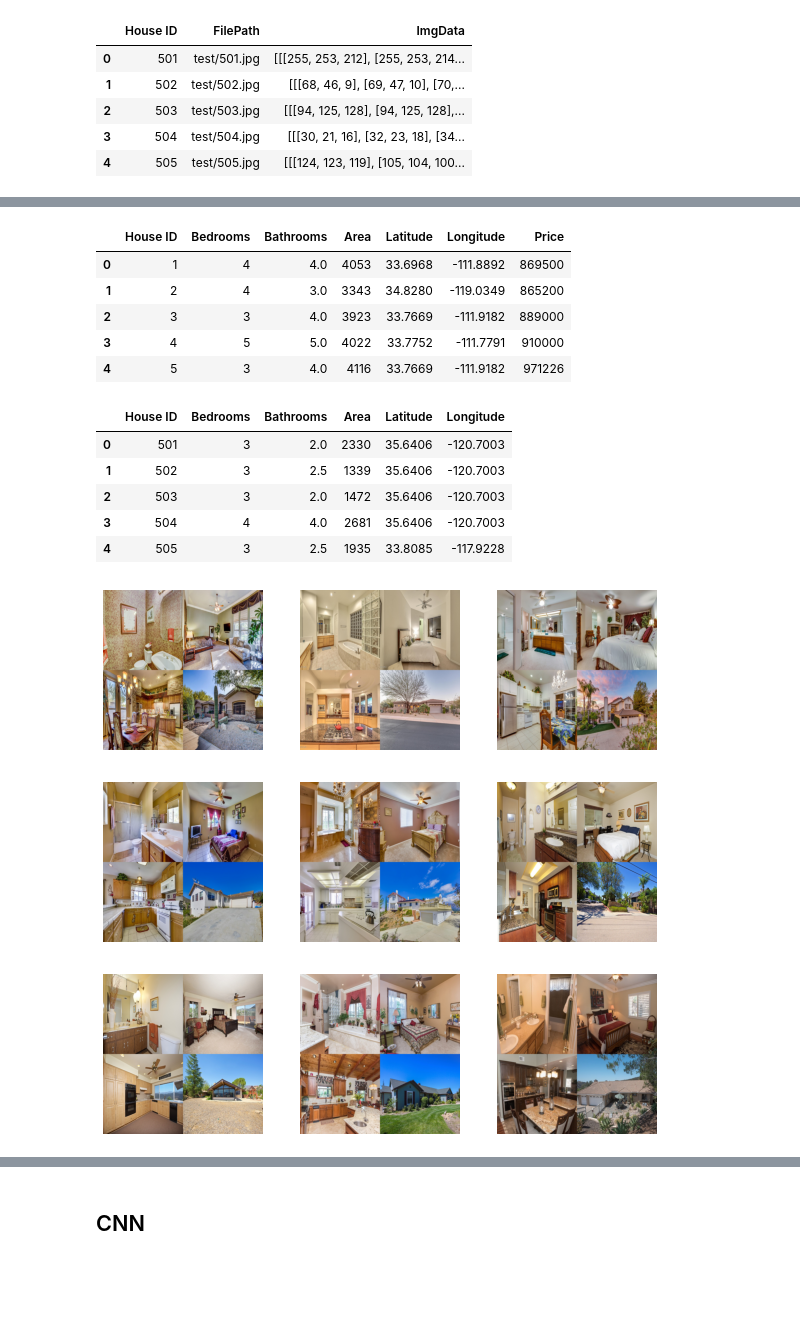
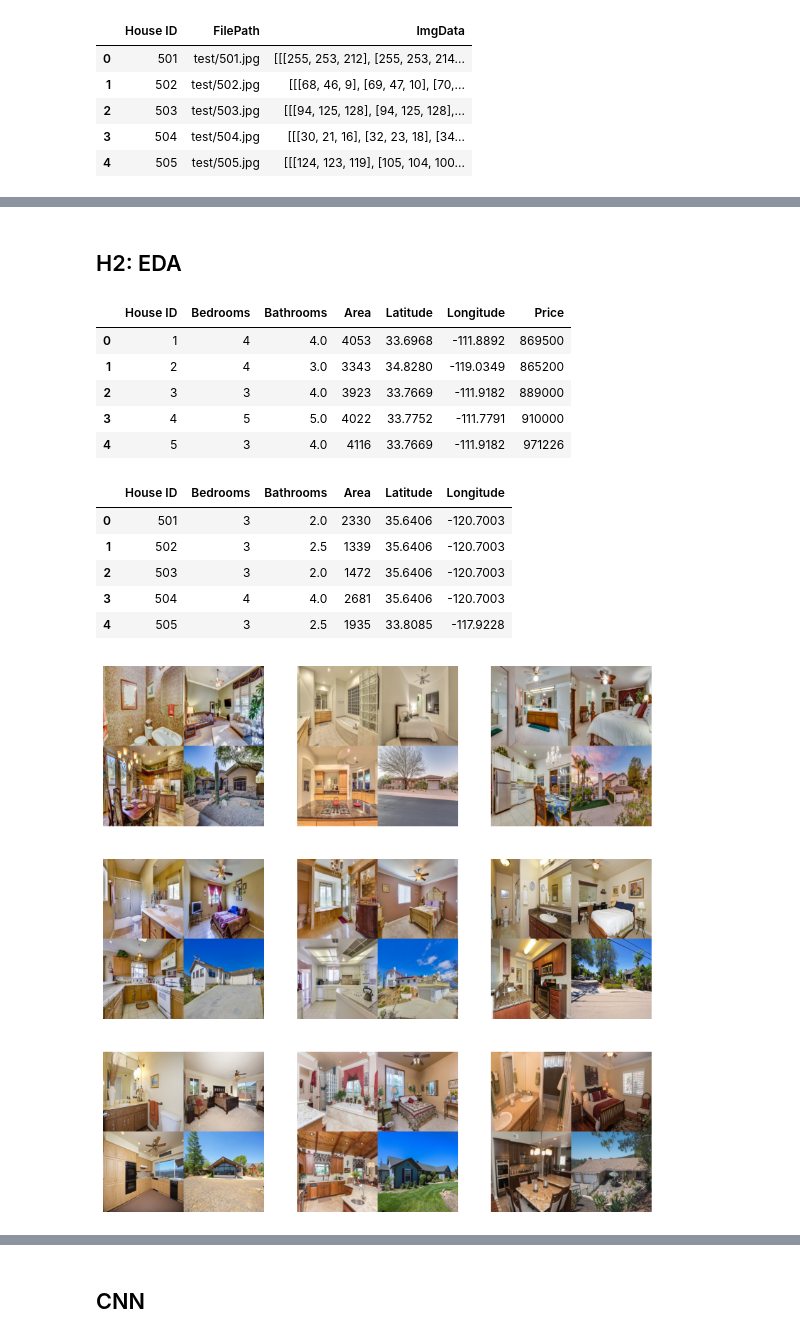
Before and after one commit to BJHeemskerk/DeepLearning_2024, a Jupyter notebook: Opdracht 1/Portfolio_1.ipynb, the cells around one changed output, grey strips where cells are left out. Saved outputs shown, nothing was run; the diff lists cells and outputs as text; code cells hidden in the pictures; blank space fills up the shorter version.

```diff
--- a/Opdracht 1/Portfolio_1.ipynb
+++ b/Opdracht 1/Portfolio_1.ipynb
@@ -120,0 +135,17 @@ plt.imshow(img)
+# %%
+# Ophalen van pad naar afbeelding
+image_path = train_images["FilePath"][0]
+
+# Openen afbeelding
+img = Image.open(image_path)
+
+# Omzetten afbeelding naar np.array
+img_array = np.array(img)
+
+# Tonen van de afbeelding
+plt.imshow(img)
+plt.show()
+
+# Opnieuw tonen van de afbeelding via DF
+plt.imshow(train_images["ImgData"][0])
+plt.show()
@@ -121,3 +155,5 @@ plt.imshow(img)
+# %% [markdown]
+## H2: EDA <a name='h2'></a>
 # %%
 import pandas as pd
 import matplotlib.pyplot as plt
@@ -126,43 +162,43 @@ import os
 import seaborn as sns
 
 # Load the metadata
-train_df = pd.read_csv(r'C:\Users\nimaa\Desktop\School\Deep_learning\DeepLearning_2024\Opdracht 1\train.csv')
-test_df = pd.read_csv(r'C:\Users\nimaa\Desktop\School\Deep_learning\DeepLearning_2024\Opdracht 1\test.csv')
+train_df = pd.read_csv(r'train.csv')
+test_df = pd.read_csv(r'test.csv')
 
 # Display the first few rows of the dataframe
 display(train_df.head())
 display(test_df.head())
 
 # Read and display images
-train_images_dir = r'C:\Users\nimaa\Desktop\School\Deep_learning\DeepLearning_2024\Opdracht 1\Train'
-test_images_dir = r'C:\Users\nimaa\Desktop\School\Deep_learning\DeepLearning_2024\Opdracht 1\Test'
+train_images_dir = r'Train'
+test_images_dir = r'Test'
 
 # Display some images from the train set
 train_images = os.listdir(train_images_dir)
 plt.figure(figsize=(10, 10))
 for i in range(9):
     plt.subplot(3, 3, i + 1)
     img = cv2.imread(os.path.join(train_images_dir, train_images[i]))
     plt.imshow(cv2.cvtColor(img, cv2.COLOR_BGR2RGB))
     plt.axis('off')
 
 # Display some images from the test set
 if 'Price' not in train_df.columns:
     raise KeyError("Column 'target' does not exist in the dataframe.")
 # %% [output]
 |  | House ID | Bedrooms | Bathrooms | Area | Latitude | Longitude | Price |
 | 0 | 1 | 4 | 4.0 | 4053 | 33.6968 | -111.8892 | 869500 |
 | 1 | 2 | 4 | 3.0 | 3343 | 34.8280 | -119.0349 | 865200 |
 | 2 | 3 | 3 | 4.0 | 3923 | 33.7669 | -111.9182 | 889000 |
 | 3 | 4 | 5 | 5.0 | 4022 | 33.7752 | -111.7791 | 910000 |
 | 4 | 5 | 3 | 4.0 | 4116 | 33.7669 | -111.9182 | 971226 |
 |  | House ID | Bedrooms | Bathrooms | Area | Latitude | Longitude |
 | 0 | 501 | 3 | 2.0 | 2330 | 35.6406 | -120.7003 |
 | 1 | 502 | 3 | 2.5 | 1339 | 35.6406 | -120.7003 |
 | 2 | 503 | 3 | 2.0 | 1472 | 35.6406 | -120.7003 |
 | 3 | 504 | 4 | 4.0 | 2681 | 35.6406 | -120.7003 |
 | 4 | 505 | 3 | 2.5 | 1935 | 33.8085 | -117.9228 |
-[figure, old version]
+[figure, new version]
 # %%
 # EDA on train dataframe
 print("Train dataframe shape:", train_df.shape)
```
Also changed, not shown: parts of 30 cells of this notebook, 1 other file.
